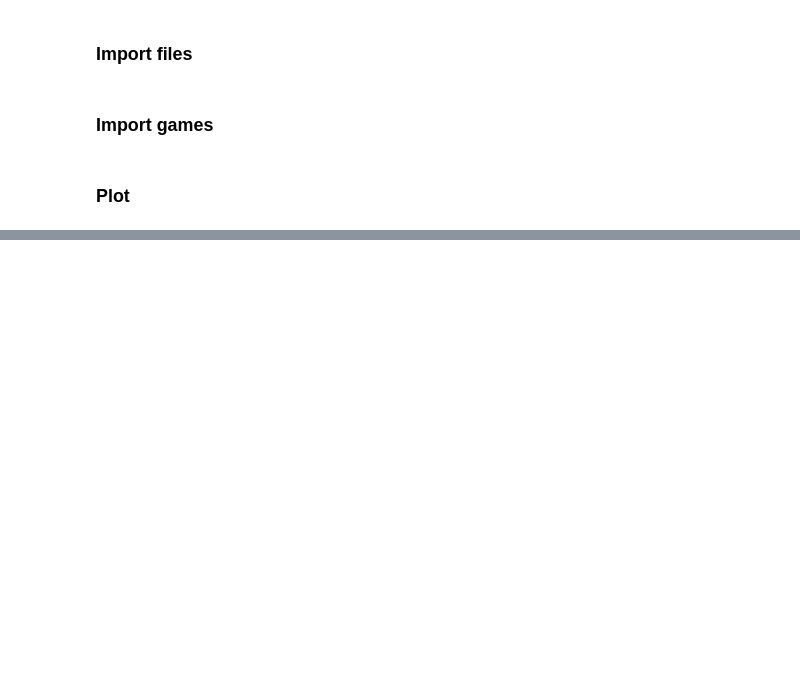
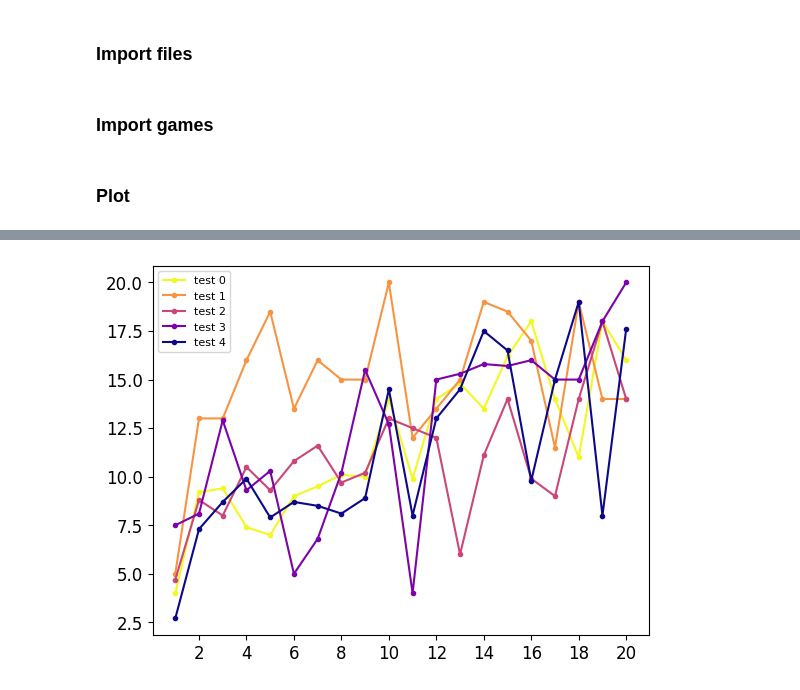
Before and after one commit to CUHK-ARISE/GAMABench, a Jupyter notebook: main.ipynb, the cells around one changed output, grey strips where cells are left out. Drawn from its saved outputs; the diff is of its cells as text; code cells hidden in the pictures; blank space fills up the shorter version.

```diff
--- a/main.ipynb
+++ b/main.ipynb
@@ -83,2 +102,8 @@ from games.divide_dollar import *
+# %%
+# Load the files with the same label
+files = [f'raw_results/public_goods/public_goods_v1_{i}.json' for i in range(1,2)]
+for file in files:
+    game = load(file, PublicGoods)
+    game.graphical_analysis(game.players)
 # %% [markdown]
 ### Plot
@@ -84,0 +138,13 @@ from games.divide_dollar import *
+# %%
+# Create a game plane
+plane = Analysis(PublicGoods)
+
+# Load the files with the same label
+files = [f'raw_results/public_goods/public_goods_v1_{i}.json' for i in range(1,6)]
+for i, file in enumerate(files):
+    plane.add(file, f"test {i}")
+
+# Plot the game
+plane.plot(xlabel="", loc='best', savename="closed-source_public_goods_runs")
+# %% [output]
+[figure, added]
```
Also changed, not shown: parts of 12 cells of this notebook, 5 other files.
